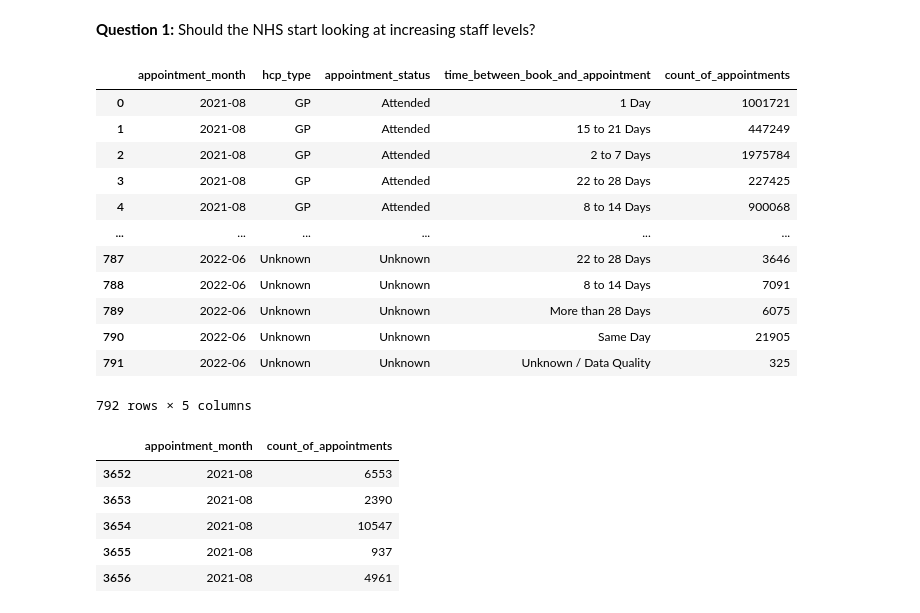
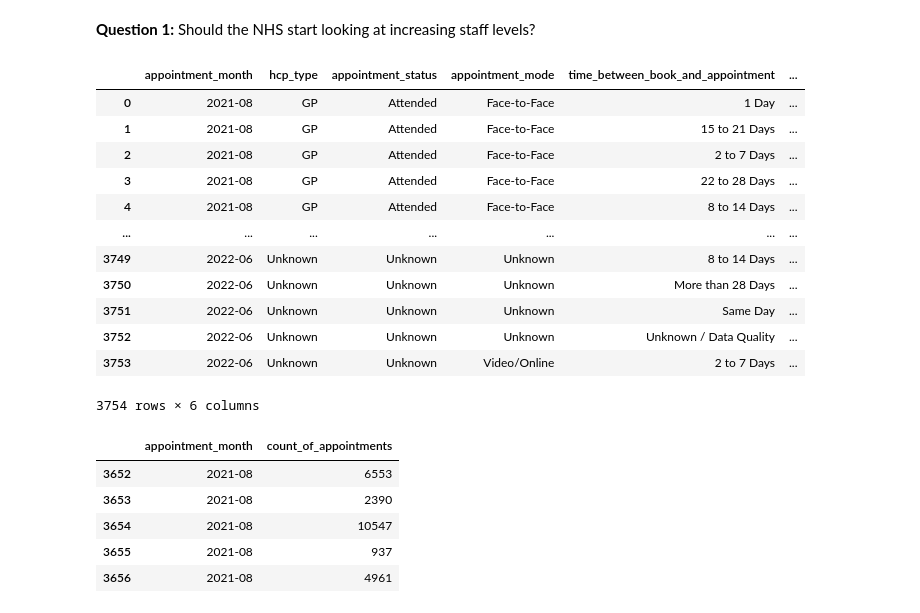
Before and after one commit to rohitabraham86/LSE_DA_NHS_analysis_rohit, a Jupyter notebook: nhs.ipynb, the cells around one changed output. Drawn from its saved outputs; the diff is of its cells as text; code cells hidden in the pictures.

```diff
--- a/nhs.ipynb
+++ b/nhs.ipynb
@@ -1235,28 +1230,28 @@ df3
 # %%
 # Create an aggregated data set to review the different features.
 ar_agg = df3.loc[:, ['appointment_month', 'appointment_status', 'hcp_type',
                      'appointment_mode', 'time_between_book_and_appointment', 'count_of_appointments']]
 
 # Aggregating the total number of appointments per month.
-ar_agg_grpby = ar_agg.groupby(['appointment_month', 'hcp_type', 'appointment_status',
+ar_agg_grpby = ar_agg.groupby(['appointment_month', 'hcp_type', 'appointment_status','appointment_mode',
                                'time_between_book_and_appointment'])[['count_of_appointments']].sum()
 
 # View the DataFrame.
 ar_agg_grpby.reset_index()
 # %% [output]
-|  | appointment_month | hcp_type | appointment_status | time_between_book_and_appointment | count_of_appointments |
-| 0 | 2021-08 | GP | Attended | 1 Day | 1001721 |
-| 1 | 2021-08 | GP | Attended | 15 to 21 Days | 447249 |
-| 2 | 2021-08 | GP | Attended | 2 to 7 Days | 1975784 |
-| 3 | 2021-08 | GP | Attended | 22 to 28 Days | 227425 |
-| 4 | 2021-08 | GP | Attended | 8 to 14 Days | 900068 |
-| ... | ... | ... | ... | ... | ... |
-| 787 | 2022-06 | Unknown | Unknown | 22 to 28 Days | 3646 |
-| 788 | 2022-06 | Unknown | Unknown | 8 to 14 Days | 7091 |
-| 789 | 2022-06 | Unknown | Unknown | More than 28 Days | 6075 |
-| 790 | 2022-06 | Unknown | Unknown | Same Day | 21905 |
-| 791 | 2022-06 | Unknown | Unknown | Unknown / Data Quality | 325 |
+|  | appointment_month | hcp_type | appointment_status | appointment_mode | time_between_book_and_appointment | ... |
+| 0 | 2021-08 | GP | Attended | Face-to-Face | 1 Day | ... |
+| 1 | 2021-08 | GP | Attended | Face-to-Face | 15 to 21 Days | ... |
+| 2 | 2021-08 | GP | Attended | Face-to-Face | 2 to 7 Days | ... |
+| 3 | 2021-08 | GP | Attended | Face-to-Face | 22 to 28 Days | ... |
+| 4 | 2021-08 | GP | Attended | Face-to-Face | 8 to 14 Days | ... |
+| ... | ... | ... | ... | ... | ... | ... |
+| 3749 | 2022-06 | Unknown | Unknown | Unknown | 8 to 14 Days | ... |
+| 3750 | 2022-06 | Unknown | Unknown | Unknown | More than 28 Days | ... |
+| 3751 | 2022-06 | Unknown | Unknown | Unknown | Same Day | ... |
+| 3752 | 2022-06 | Unknown | Unknown | Unknown | Unknown / Data Quality | ... |
+| 3753 | 2022-06 | Unknown | Unknown | Video/Online | 2 to 7 Days | ... |
-792 rows × 5 columns
+3754 rows × 6 columns
 # %%
 ar_df = df3.loc[:,['appointment_month','count_of_appointments']]
 
```
Also changed, not shown: parts of 23 cells of this notebook.
